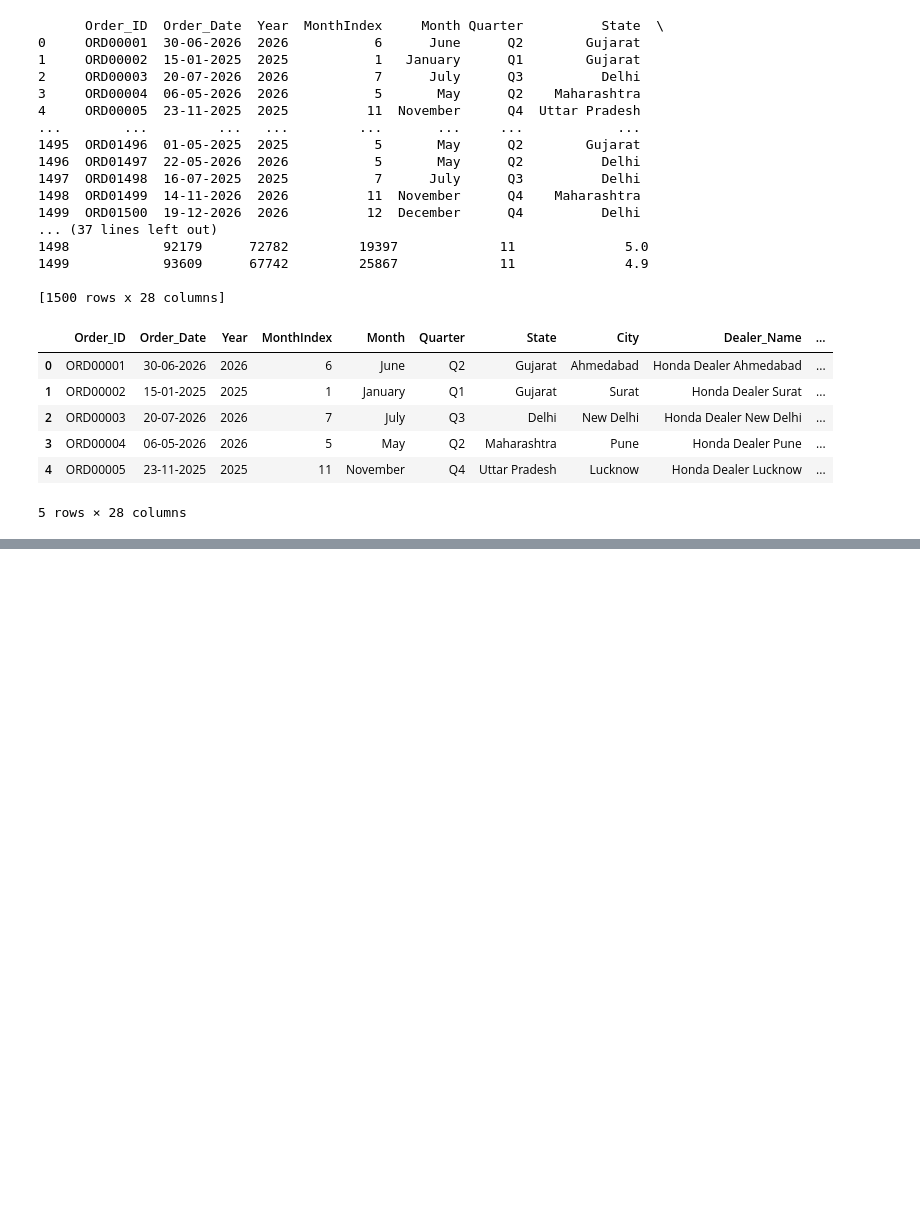
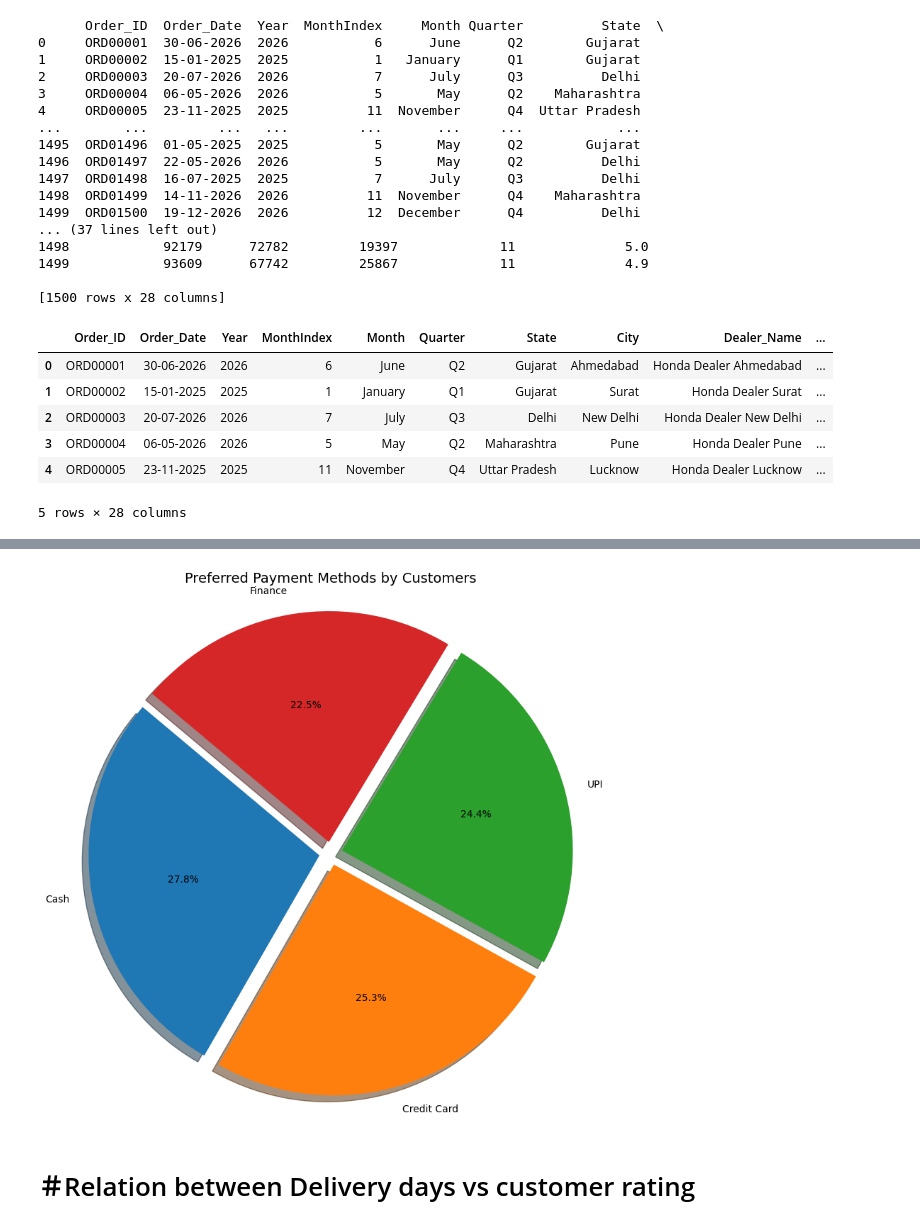
Before and after one commit to sameer-S-R-A/Project_matrix, a Jupyter notebook: honda_sales_EDA.ipynb, the cells around one changed output, grey strips where cells are left out. Saved outputs shown, nothing was run; the diff lists cells and outputs as text; code cells hidden in the pictures; blank space fills up the shorter version.

```diff
--- a/honda_sales_EDA.ipynb
+++ b/honda_sales_EDA.ipynb
@@ -42,0 +212,8 @@ df.head()
+# %%
+import pandas as pd
+
+# Calculate the frequency of each payment method
+payment_methods = df['Payment_Mode'].value_counts()
+
+print("Preferred Payment Methods by costomer:")
+print(payment_methods)
@@ -42,0 +228,26 @@ df.head()
+# %%
+import matplotlib.pyplot as plt
+
+
+plt.figure(figsize=(8, 8))
+
+# Define an explosion array to slightly separate the slices (adjusting based on how many methods there are)
+explode_effect = [0.05] * len(payment_methods)
+
+plt.pie(payment_methods,
+        labels=payment_methods.index,
+        autopct='%1.1f%%',
+        startangle=140,
+        explode=explode_effect,
+        shadow=True)
+
+plt.title('Preferred Payment Methods by Customers', fontsize=14)
+plt.axis('equal')  # Equal aspect ratio ensures that pie is drawn as a circle.
+
+# Show the plot
+plt.tight_layout()
+plt.show()
+# %% [output]
+[figure, added]
+# %% [markdown]
+# ＃Relation between Delivery days vs customer rating
```
Also changed, not shown: parts of 21 cells of this notebook, 1 other file.
